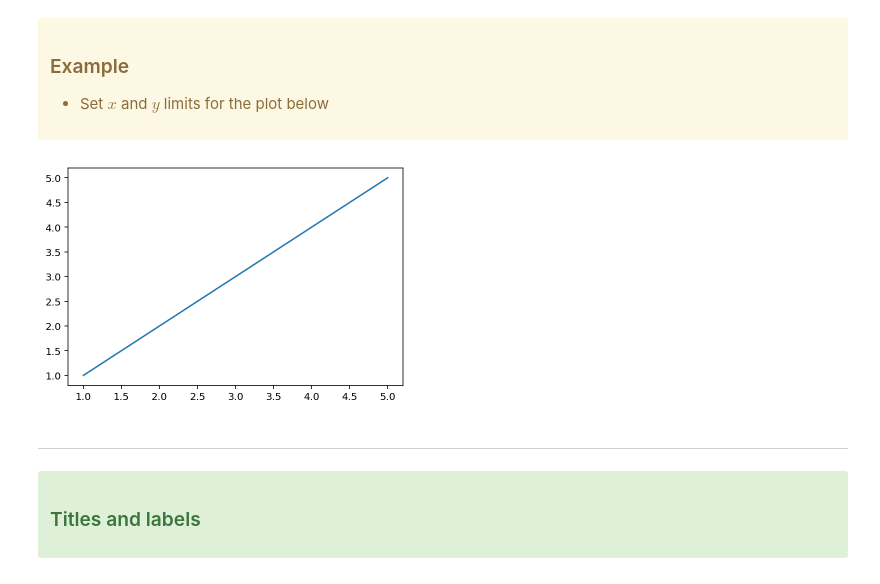
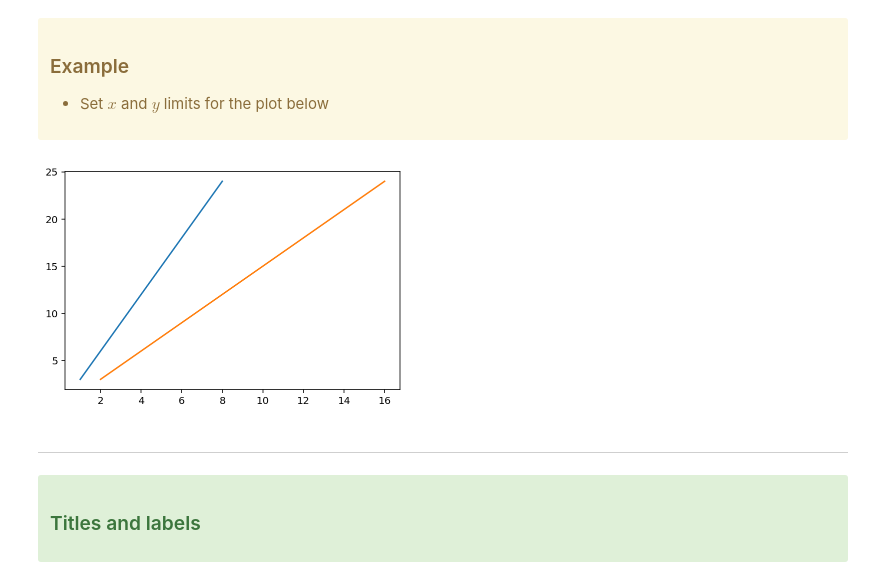
Before and after one commit to CodeupClassroom/oneil-ds-libraries, a Jupyter notebook: matplotlib_lesson.ipynb, the cells around one changed output. Saved outputs shown, nothing was run; the diff lists cells and outputs as text; code cells hidden in the pictures.

```diff
--- a/matplotlib_lesson.ipynb
+++ b/matplotlib_lesson.ipynb
@@ -335,12 +338,13 @@ plt.ylim(a, b)
 # %%
 # Plot two lines with  plt.plot
 
 plt.xlim()
 plt.ylim()
 
-plt.plot(x, z);
+plt.plot(x, z)
+plt.plot(y, z);
 # %% [output]
-[figure, old version]
+[figure, new version]
 # %% [markdown]
 ---
 <div class="alert alert-block alert-success">
```
Also changed, not shown: parts of 21 cells of this notebook.
